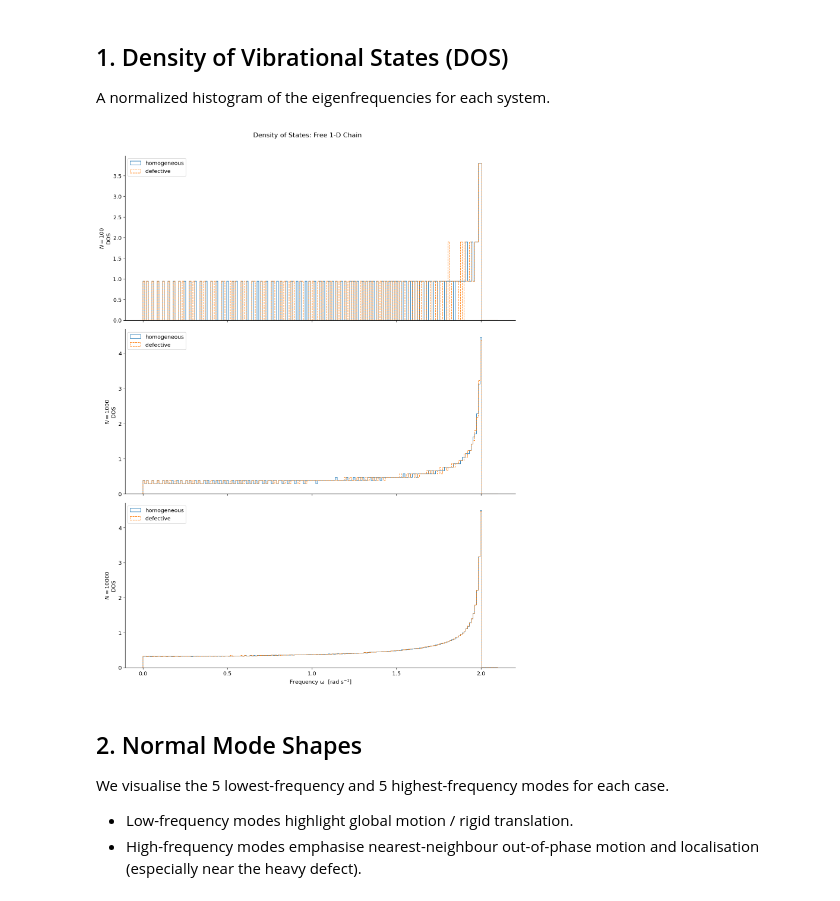
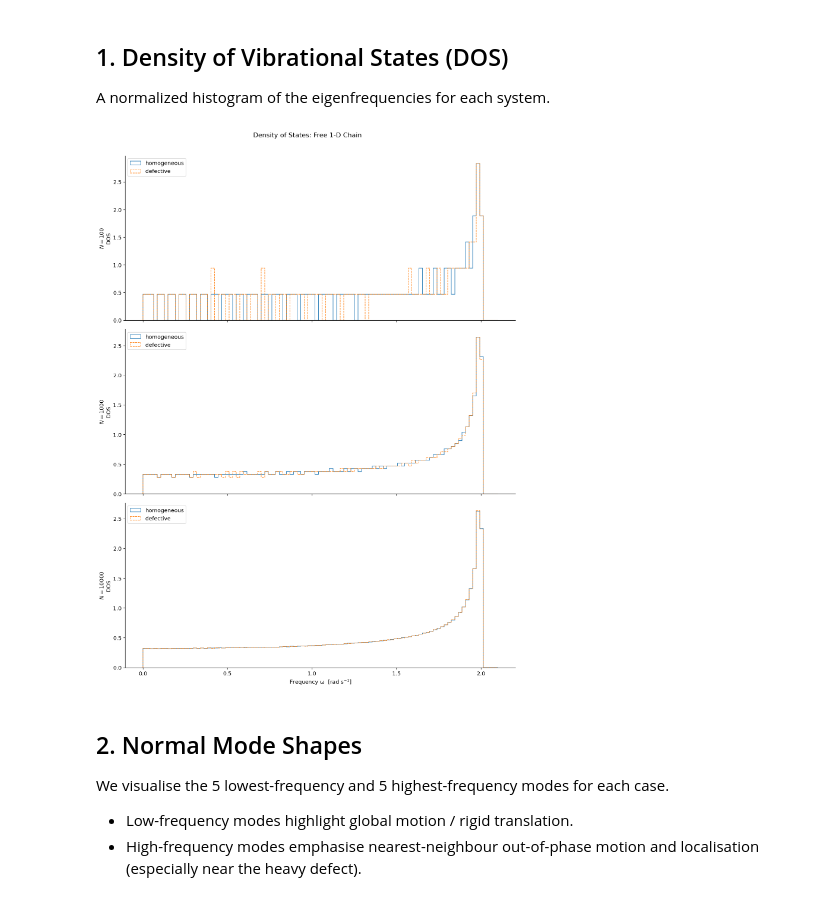
Before and after one commit to cesaraugustoo/av5, a Jupyter notebook: ex_v02.ipynb, the cells around one changed output. Drawn from its saved outputs; the diff is of its cells as text; code cells hidden in the pictures.

```diff
--- a/ex_v02.ipynb
+++ b/ex_v02.ipynb
@@ -39,11 +39,6 @@ def construct_tridiagonal(N: int,
                            k: float,
                            masses: np.ndarray
                           ) -> tuple[np.ndarray, np.ndarray]:
-    """
-    Return (main_diag, off_diag) of the mass-normalised dynamical matrix D.
-    D is symmetric tridiagonal, suitable for scipy.linalg.eigh_tridiagonal.
-    Free-end boundaries, identical springs.
-    """
     main = np.empty(N)
     off  = np.empty(N-1)
 
@@ -118,22 +113,22 @@ for N in Ns:
 A normalized histogram of the eigenfrequencies for each system.
 # %%
 # %% DOS plots ---------------------------------------------------------------
-bins = np.linspace(0, 2.1, 200)   # covers maximum ω (≤ 2 rad/s)
+bins = np.linspace(0, 2.1, 100)   # covers maximum ω (≤ 2 rad/s)
 fig, axes = plt.subplots(len(Ns), 1, sharex=True, figsize=(12, 16))
 
 for ax, N in zip(axes, Ns):
     for case, ls in zip(("homogeneous", "defective"),
                         ('-', '--')):
         ax.hist(freqs[(N, case)], bins=bins,
                 histtype='step', density=True,
                 label=f"{case}", ls=ls)
     ax.set_ylabel(f"$N={N}$\nDOS")
     ax.legend()
 axes[-1].set_xlabel("Frequency ω  [rad s$^{-1}$]")
 fig.suptitle("Density of States: Free 1-D Chain")
 plt.tight_layout(rect=[0, 0, 1, 0.97])
 # %% [output]
-[figure, old version]
+[figure, new version]
 # %% [markdown]
 ## 2. Normal Mode Shapes
 We visualise the 5 lowest-frequency and 5 highest-frequency modes for each case.
```
Also changed, not shown: 1 other file.
